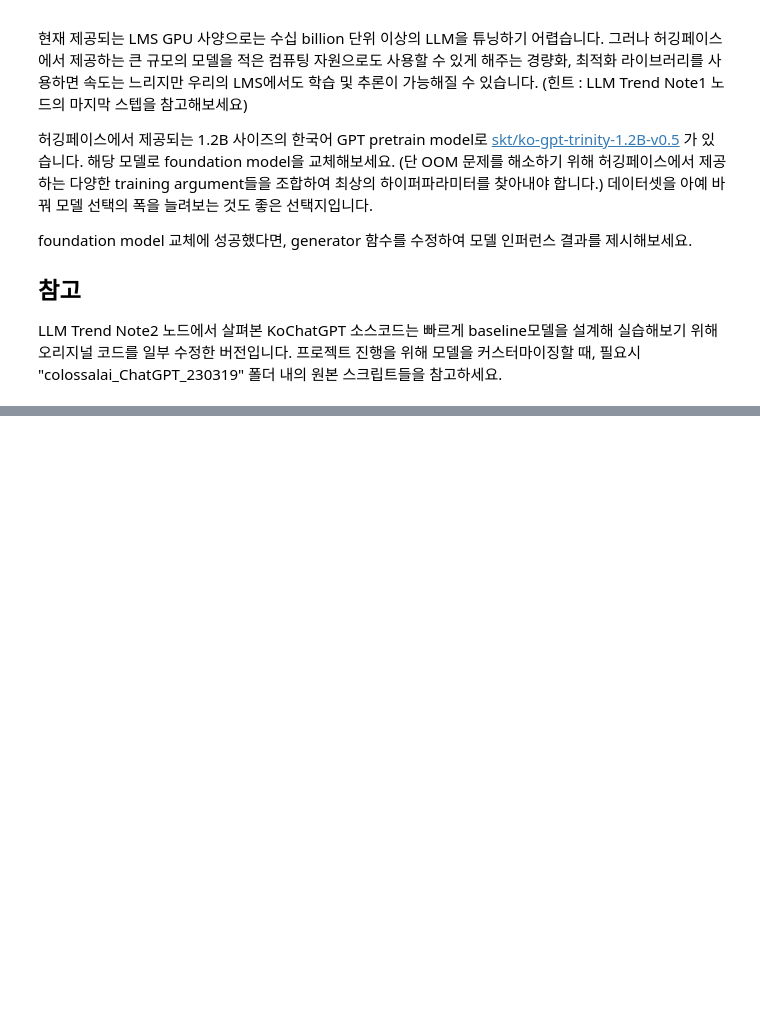
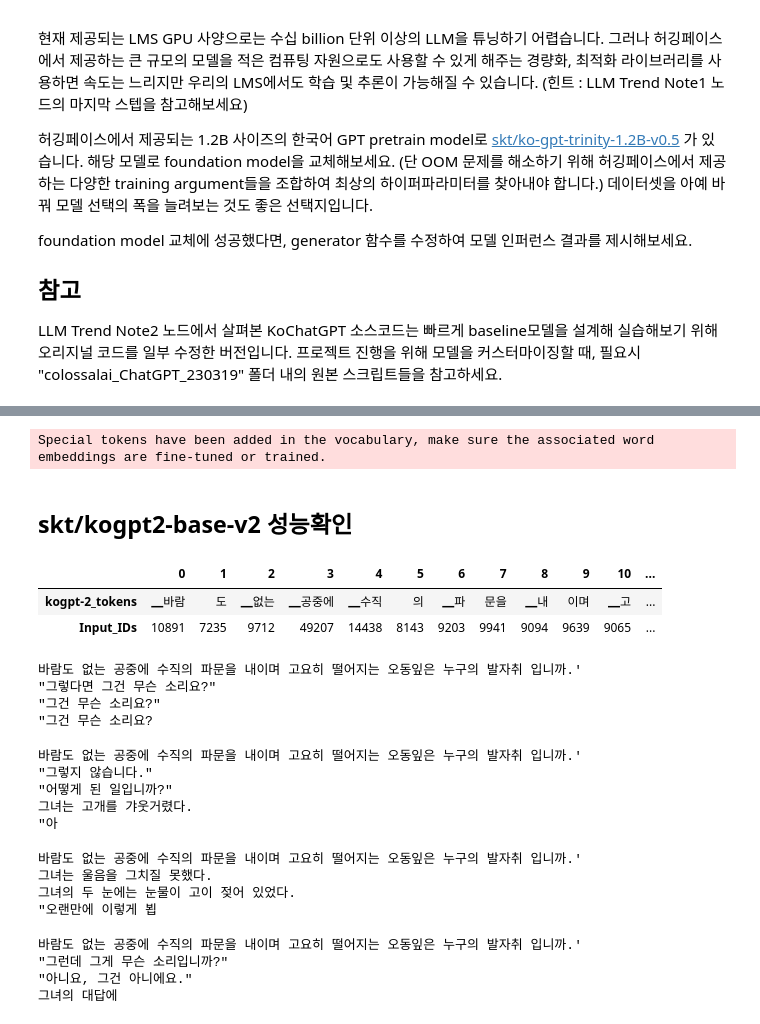
Before and after one commit to wjdgml0526/aiffel_projects, a Jupyter notebook: AIFFEL_Quest16/code.ipynb, the cells around one changed output, grey strips where cells are left out. Saved outputs shown, nothing was run; the diff lists cells and outputs as text; code cells hidden in the pictures; blank space fills up the shorter version.

```diff
--- a/AIFFEL_Quest16/code.ipynb
+++ b/AIFFEL_Quest16/code.ipynb
@@ -80,0 +87,71 @@ LLM Trend Note2 노드에서 살펴본 KoChatGPT 소스코드는
+# %%
+import torch
+from transformers import AutoTokenizer, AutoModelForCausalLM
+import pandas as pd
+import numpy
+
+device = "cuda" if torch.cuda.is_available() else "cpu"
+model_name = "skt/kogpt2-base-v2"
+tokenizer = AutoTokenizer.from_pretrained(model_name)
+model = AutoModelForCausalLM.from_pretrained(model_name).to(device)
+# %% [output]
+Special tokens have been added in the vocabulary, make sure the associated word embeddings are fine-tuned or trained.
+# %% [markdown]
+## skt/kogpt2-base-v2 성능확인
+# %%
+input_txt = "바람도 없는 공중에 수직의 파문을 내이며 고요히 떨어지는 오동잎은 누구의 발자취 입니까."
+
+tokens = tokenizer(input_txt).tokens()
+input_ids = tokenizer(input_txt, return_tensors="pt")["input_ids"].numpy()
+
+pd.options.display.max_columns = 40
+pd.options.display.max_rows = 60
+df = pd.DataFrame([tokens, input_ids[0]], index=["kogpt-2_tokens", "Input_IDs"])
+df
+# %% [output]
+|  | 0 | 1 | 2 | 3 | 4 | 5 | 6 | 7 | 8 | 9 | 10 | ... |
+| kogpt-2_tokens | ▁바람 | 도 | ▁없는 | ▁공중에 | ▁수직 | 의 | ▁파 | 문을 | ▁내 | 이며 | ▁고 | ... |
+| Input_IDs | 10891 | 7235 | 9712 | 49207 | 14438 | 8143 | 9203 | 9941 | 9094 | 9639 | 9065 | ... |
+# %%
+# 디코딩 성능 확인
+max_length=50
+input_ids = tokenizer(input_txt, return_tensors="pt")["input_ids"].to(device)
+output_greedy = model.generate(input_ids, max_length=max_length, do_sample=False)
+print(tokenizer.decode(output_greedy[0]))
+# %% [output]
+바람도 없는 공중에 수직의 파문을 내이며 고요히 떨어지는 오동잎은 누구의 발자취 입니까.'
+"그렇다면 그건 무슨 소리요?"
+"그건 무슨 소리요?"
+"그건 무슨 소리요?
+# %%
+# 빔 서치 디코딩 + n-gram 패널티
+input_ids = tokenizer(input_txt, return_tensors="pt")["input_ids"].to(device)
+output_beam = model.generate(input_ids, max_length=max_length, num_beams=10, no_repeat_ngram_size=2,
+                             do_sample=False)
+print(tokenizer.decode(output_beam[0]))
+# %% [output]
+바람도 없는 공중에 수직의 파문을 내이며 고요히 떨어지는 오동잎은 누구의 발자취 입니까.'
+"그렇지 않습니다."
+"어떻게 된 일입니까?"
+그녀는 고개를 갸웃거렸다.
+"아
+# %%
+# 샘플링
+output_beam = model.generate(input_ids, max_length=max_length, num_beams=7, no_repeat_ngram_size=2,
+                             do_sample=True, temperature=2.0, top_k=50)
+print(tokenizer.decode(output_beam[0]))
+# %% [output]
+바람도 없는 공중에 수직의 파문을 내이며 고요히 떨어지는 오동잎은 누구의 발자취 입니까.'
+그녀는 울음을 그치질 못했다.
+그녀의 두 눈에는 눈물이 고이 젖어 있었다.
+"오랜만에 이렇게 뵙
+# %%
+# top_p 샘플링
+output_beam = model.generate(input_ids, max_length=max_length, num_beams=7, no_repeat_ngram_size=2,
+                             do_sample=True, top_p=0.90)
+print(tokenizer.decode(output_beam[0]))
+# %% [output]
+바람도 없는 공중에 수직의 파문을 내이며 고요히 떨어지는 오동잎은 누구의 발자취 입니까.'
+"그런데 그게 무슨 소리입니까?"
+"아니요, 그건 아니에요."
+그녀의 대답에
```
Also changed, not shown: parts of 65 cells of this notebook.
